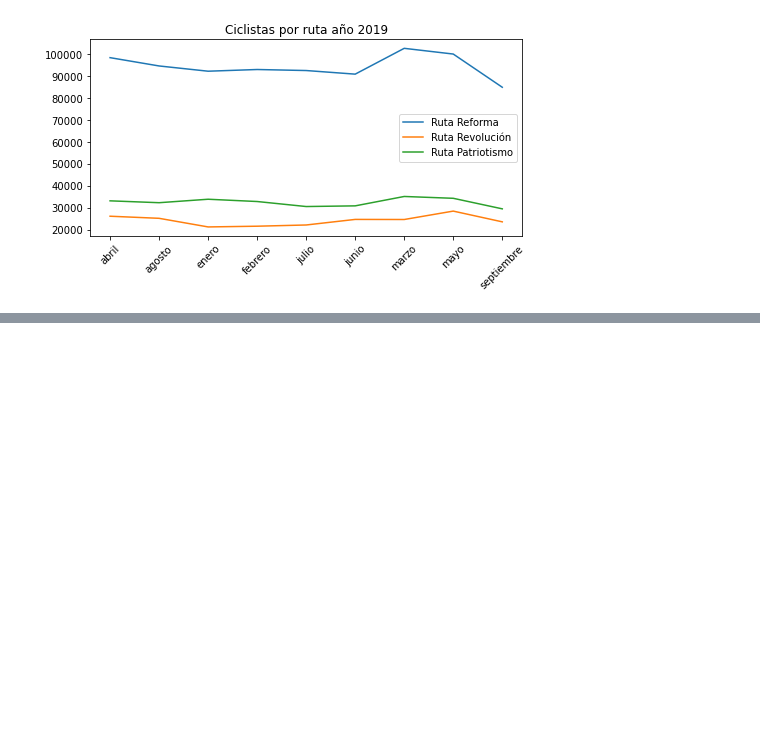
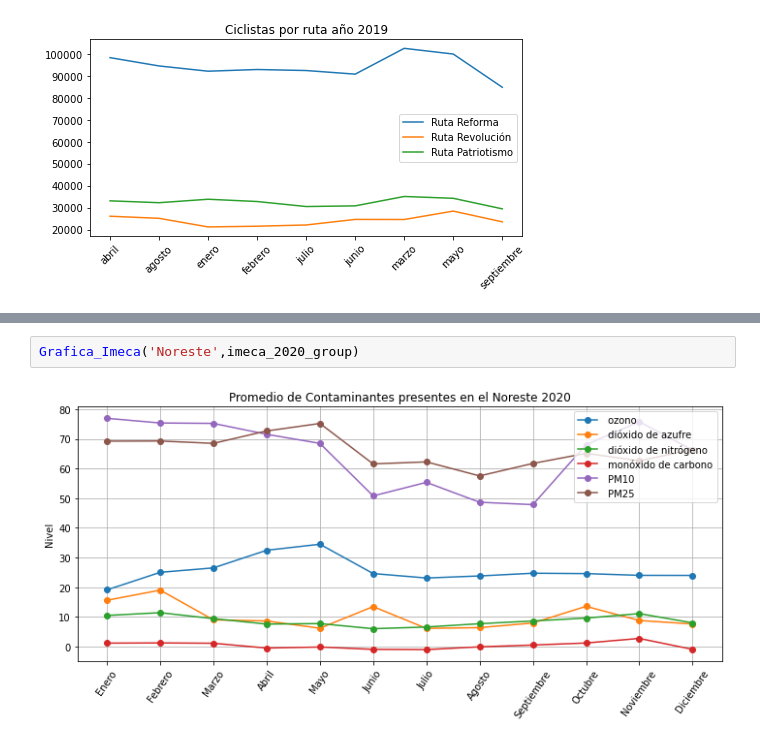
Before and after one commit to JonathanMartignon/Data_CDMX_Un_Aire_No_Tan_Bueno, a Jupyter notebook: Notebook/Notebook_Exploratorio.ipynb, the cells around one changed output, grey strips where cells are left out. Cells and saved outputs as stored; diff of their text form; blank space fills up the shorter version.

```diff
--- a/Notebook/Notebook_Exploratorio.ipynb
+++ b/Notebook/Notebook_Exploratorio.ipynb
@@ -724,0 +769,4 @@ plt.show()
+# %%
+Grafica_Imeca('Noreste',imeca_2020_group)
+# %% [output]
+[figure, added]
```
Also changed, not shown: parts of 12 cells of this notebook, 10 other files.
